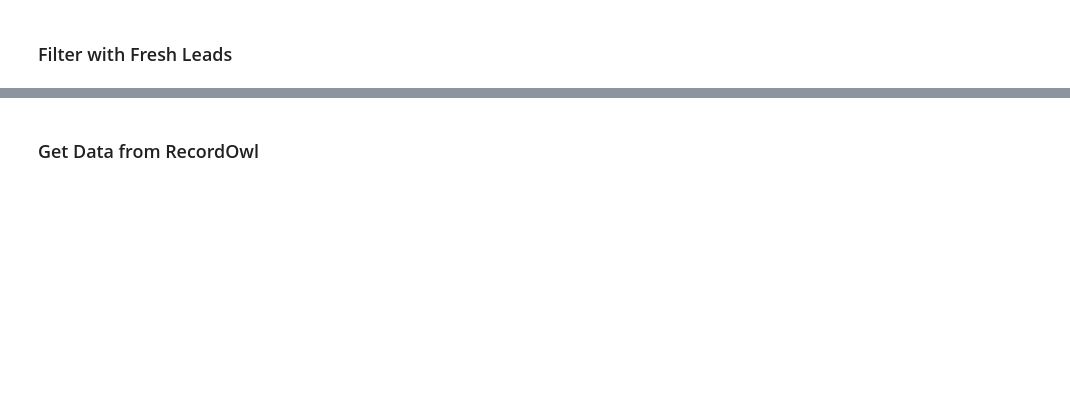
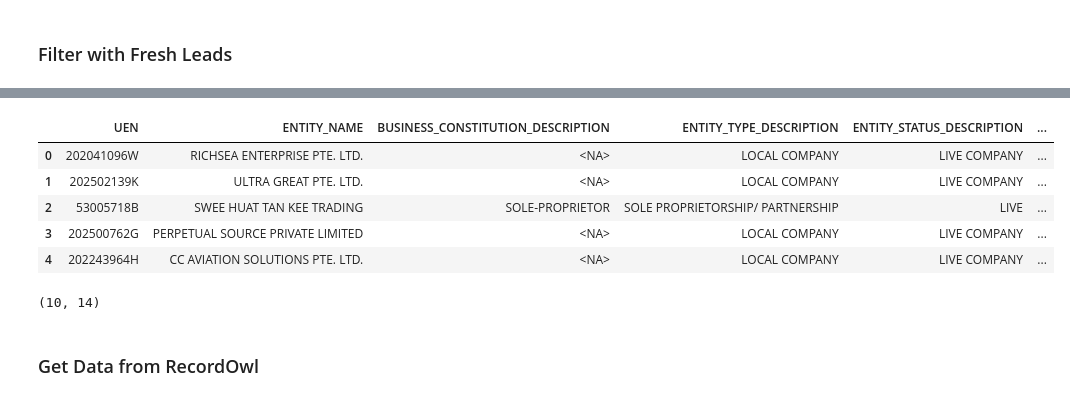
Before and after one commit to AzlieJohari57/Leads_Generation_Pipeline, a Jupyter notebook: Optimized_Lead_Gen_Pipeline.ipynb, the cells around one changed output, grey strips where cells are left out. Saved outputs shown, nothing was run; the diff lists cells and outputs as text; code cells hidden in the pictures; blank space fills up the shorter version.

```diff
--- a/Optimized_Lead_Gen_Pipeline.ipynb
+++ b/Optimized_Lead_Gen_Pipeline.ipynb
@@ -399,5 +382,17 @@ acra_data_filtered_wholesale.head(10)
 # })
 # %%
 Process_data_RecordOwl_df = acra_data_filtered_wholesale.copy()
+Process_data_RecordOwl_df.head(5)
+# %% [output]
+|  | UEN | ENTITY_NAME | BUSINESS_CONSTITUTION_DESCRIPTION | ENTITY_TYPE_DESCRIPTION | ENTITY_STATUS_DESCRIPTION | ... |
+| 0 | 202041096W | RICHSEA ENTERPRISE PTE. LTD. | <NA> | LOCAL COMPANY | LIVE COMPANY | ... |
+| 1 | 202502139K | ULTRA GREAT PTE. LTD. | <NA> | LOCAL COMPANY | LIVE COMPANY | ... |
+| 2 | 53005718B | SWEE HUAT TAN KEE TRADING | SOLE-PROPRIETOR | SOLE PROPRIETORSHIP/ PARTNERSHIP | LIVE | ... |
+| 3 | 202500762G | PERPETUAL SOURCE PRIVATE LIMITED | <NA> | LOCAL COMPANY | LIVE COMPANY | ... |
+| 4 | 202243964H | CC AVIATION SOLUTIONS PTE. LTD. | <NA> | LOCAL COMPANY | LIVE COMPANY | ... |
+# %%
+Process_data_RecordOwl_df.shape
+# %% [output]
+(10, 14)
 # %% [markdown]
 ### Get Data from RecordOwl
```
Also changed, not shown: parts of 26 cells of this notebook, 13 other files.
